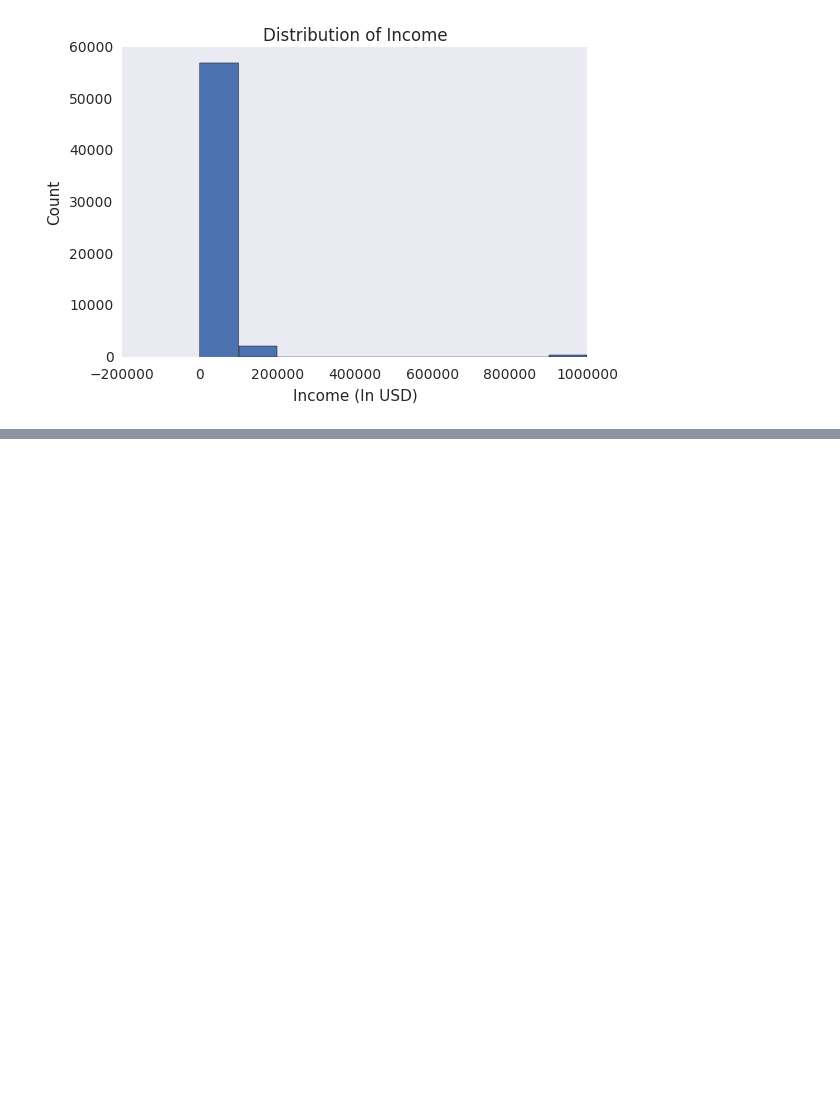
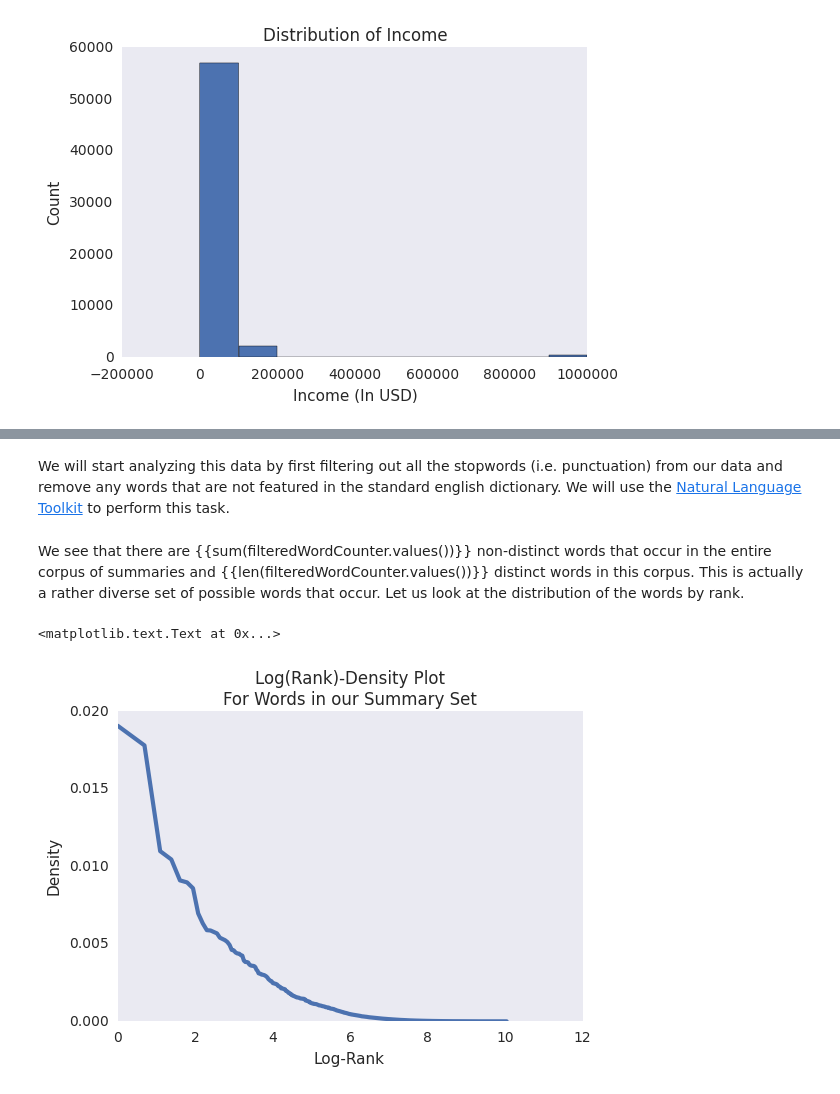
Before and after one commit to PLBMR/cmuDSCWorkshopNotebooks, a Jupyter notebook: okCupidInitialAnalysis.ipynb, the cells around one changed output, grey strips where cells are left out. Drawn from its saved outputs; the diff is of its cells as text; code cells hidden in the pictures; blank space fills up the shorter version.

Commit message:
Added some language analysis

```diff
--- a/okCupidInitialAnalysis.ipynb
+++ b/okCupidInitialAnalysis.ipynb
@@ -103,0 +122,49 @@ plt.title("Distribution of Income")
+# %% [markdown]
+We will start analyzing this data by first filtering out all the stopwords (i.e. punctuation) from our data and remove any words that are not featured in the standard english dictionary. We will use the [Natural Language Toolkit](http://www.nltk.org) to perform this task.
+# %%
+#language imports
+import nltk
+import collections as co
+import StringIO
+import re
+#find full distribution of word frequencies
+#write the all to a string wrtier
+stringWriteTerm = StringIO.StringIO()
+filteredOkCupidFrame["essay0"].apply(lambda x: stringWriteTerm.write(x))
+#get the full string from the writer
+summaryString = stringWriteTerm.getvalue()
+stringWriteTerm.close()
+#lower and split into series of words (tokens) on multiple split criteria
+summaryString = summaryString.lower()
+#split on ".", " ", ";", "-", or new line
+summaryWordList = re.split("\.| |,|;|-|\n",summaryString)
+# %%
+#keep only legal words, and non stop-words (i.e. "." or "&")
+#get counter of legal English
+legalWordCounter = co.Counter(nltk.corpus.words.words())
+stopWordsCounter = co.Counter(nltk.corpus.stopwords.words())
+#filter narrativeWordList
+filterSummaryWordList = [i for i in summaryWordList
+                           if i in legalWordCounter and
+                              i not in stopWordsCounter]
+#counter for the legal words in our filtered list
+filteredWordCounter = co.Counter(filterSummaryWordList)
+# %% [markdown]
+We see that there are {{sum(filteredWordCounter.values())}} non-distinct words that occur in the entire corpus of summaries and {{len(filteredWordCounter.values())}} distinct words in this corpus. This is actually a rather diverse set of possible words that occur. Let us look at the distribution of the words by rank.
+# %%
+#make series of word frequency ordered by most common words
+wordFrequencyFrame = pd.DataFrame(filteredWordCounter.most_common(),
+                                  columns = ["Word","Frequency"])
+wordFrequencyFrame["Density"] = (wordFrequencyFrame["Frequency"] /
+                                np.sum(wordFrequencyFrame["Frequency"]))
+#then plot rank-density plot
+#for the sake of easier visuals, we will log the rank
+desiredLineWidth = 3
+plt.plot(np.log(wordFrequencyFrame.index+1),wordFrequencyFrame["Density"],
+         lw = desiredLineWidth)
+plt.xlabel("Log-Rank")
+plt.ylabel("Density")
+plt.title("Log(Rank)-Density Plot\nFor Words in our Summary Set")
+# %% [output]
+<matplotlib.text.Text at 0x...>
+[figure, added]
```
Also changed, not shown: parts of 5 cells of this notebook.
